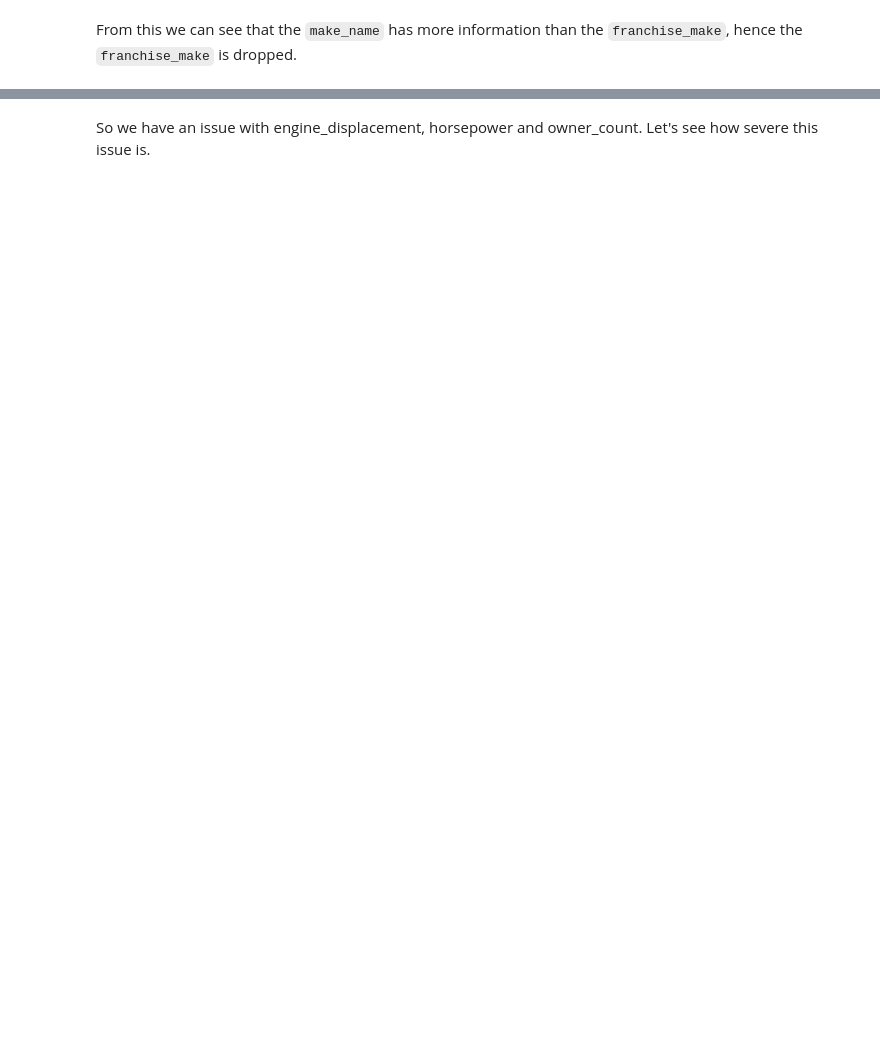
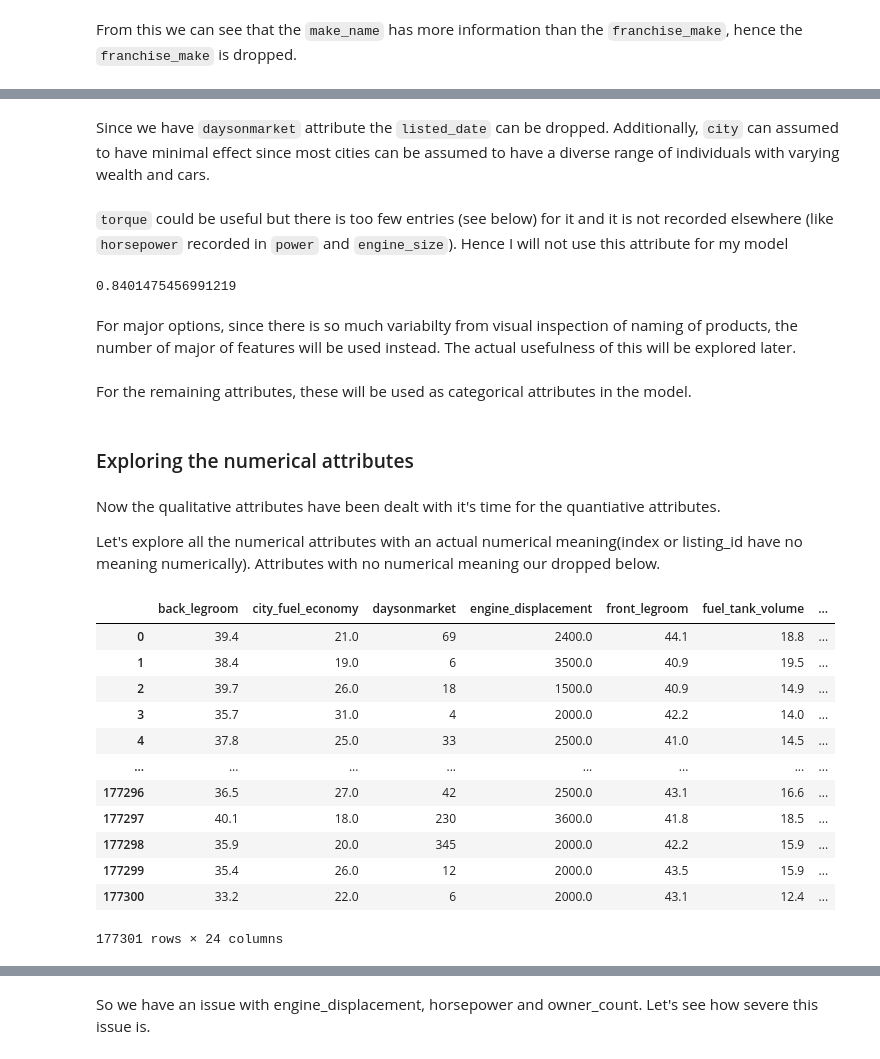
Before and after one commit to johnb-h/Car-Dataset-EDA-and-Prediction-Model, a Jupyter notebook: ID5059_run_script.ipynb, the cells around one changed output, grey strips where cells are left out. Cells and saved outputs as stored; diff of their text form; code cells hidden in the pictures; blank space fills up the shorter version.

```diff
--- a/ID5059_run_script.ipynb
+++ b/ID5059_run_script.ipynb
@@ -386,0 +277,2 @@ Clearly there is issues with some attributes. Let's first inspect the numerical
+# %%
+df = df.drop(columns=df.select_dtypes(include=object).loc[:, df.select_dtypes(include=object).count() / sample_size < 0.8].keys())
@@ -386,0 +290,41 @@ Clearly there is issues with some attributes. Let's first inspect the numerical
+# %% [markdown]
+Since we have `daysonmarket` attribute the `listed_date` can be dropped. Additionally, `city` can assumed to have minimal effect since most cities can be assumed to have a diverse range of individuals with varying wealth and cars.
+# %%
+df = df.drop(columns=['city', 'listed_date'])
+# %% [markdown]
+`torque` could be useful but there is too few entries (see below) for it and it is not recorded elsewhere (like `horsepower` recorded in `power` and `engine_size`). Hence I will not use this attribute for my model
+# %%
+df.torque.count() / sample_size
+# %% [output]
+0.8401475456991219
+# %%
+df = df.drop(columns='torque')
+# %% [markdown]
+For major options, since there is so much variabilty from visual inspection of naming of products, the number of major of features will be used instead. The actual usefulness of this will be explored later.
+# %%
+df.major_options = df.major_options.apply(lambda x: len(x.split(",")) if type(x) == str else "NaN").astype(np.float64)
+# %% [markdown]
+For the remaining attributes, these will be used as categorical attributes in the model.
+# %% [markdown]
+### Exploring the numerical attributes
+# %% [markdown]
+Now the qualitative attributes have been dealt with it's time for the quantiative attributes.
+
+Let's explore all the numerical attributes with an actual numerical meaning(index or listing_id have no meaning numerically). Attributes with no numerical meaning our dropped below.
+# %%
+# Quick inspection to see which numerical but non-relevant attributes need to be dropped
+df.select_dtypes(include=[np.int64, np.float64])
+# %% [output]
+|  | back_legroom | city_fuel_economy | daysonmarket | engine_displacement | front_legroom | fuel_tank_volume | ... |
+| 0 | 39.4 | 21.0 | 69 | 2400.0 | 44.1 | 18.8 | ... |
+| 1 | 38.4 | 19.0 | 6 | 3500.0 | 40.9 | 19.5 | ... |
+| 2 | 39.7 | 26.0 | 18 | 1500.0 | 40.9 | 14.9 | ... |
+| 3 | 35.7 | 31.0 | 4 | 2000.0 | 42.2 | 14.0 | ... |
+| 4 | 37.8 | 25.0 | 33 | 2500.0 | 41.0 | 14.5 | ... |
+| ... | ... | ... | ... | ... | ... | ... | ... |
+| 177296 | 36.5 | 27.0 | 42 | 2500.0 | 43.1 | 16.6 | ... |
+| 177297 | 40.1 | 18.0 | 230 | 3600.0 | 41.8 | 18.5 | ... |
+| 177298 | 35.9 | 20.0 | 345 | 2000.0 | 42.2 | 15.9 | ... |
+| 177299 | 35.4 | 26.0 | 12 | 2000.0 | 43.5 | 15.9 | ... |
+| 177300 | 33.2 | 22.0 | 6 | 2000.0 | 43.1 | 12.4 | ... |
+177301 rows × 24 columns
```
Also changed, not shown: parts of 73 cells of this notebook.
